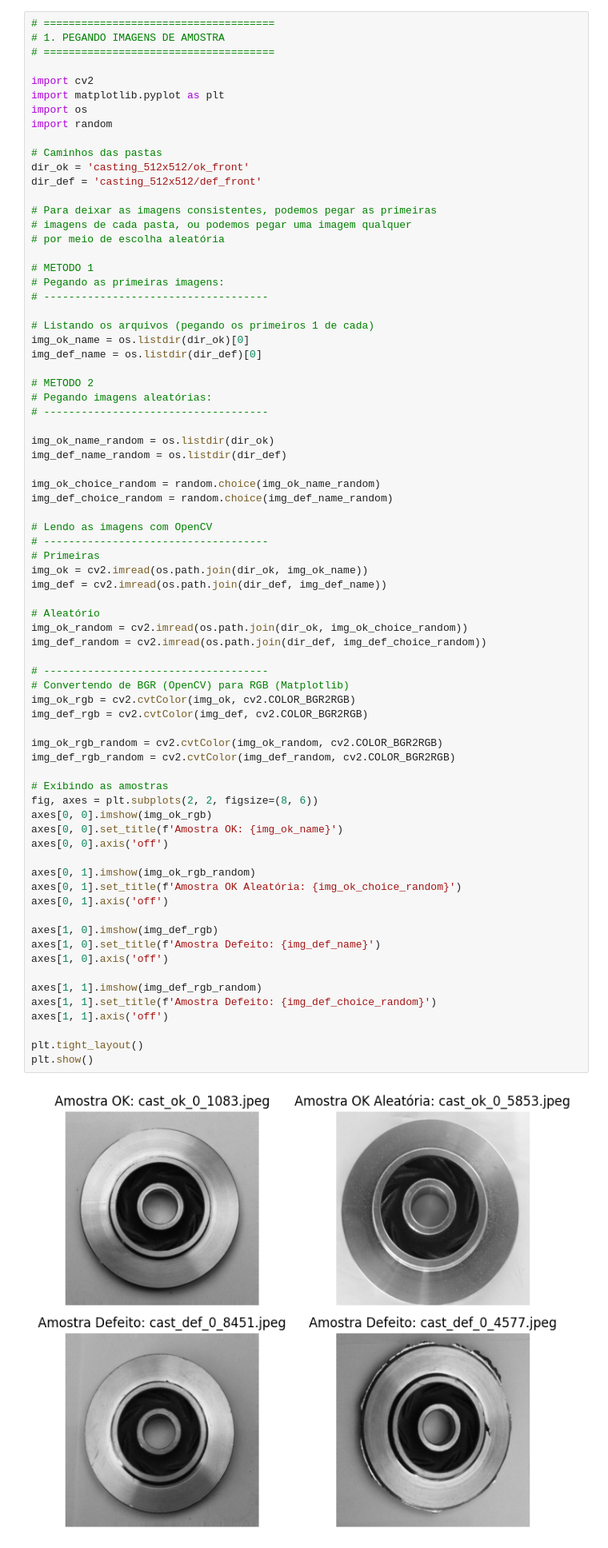
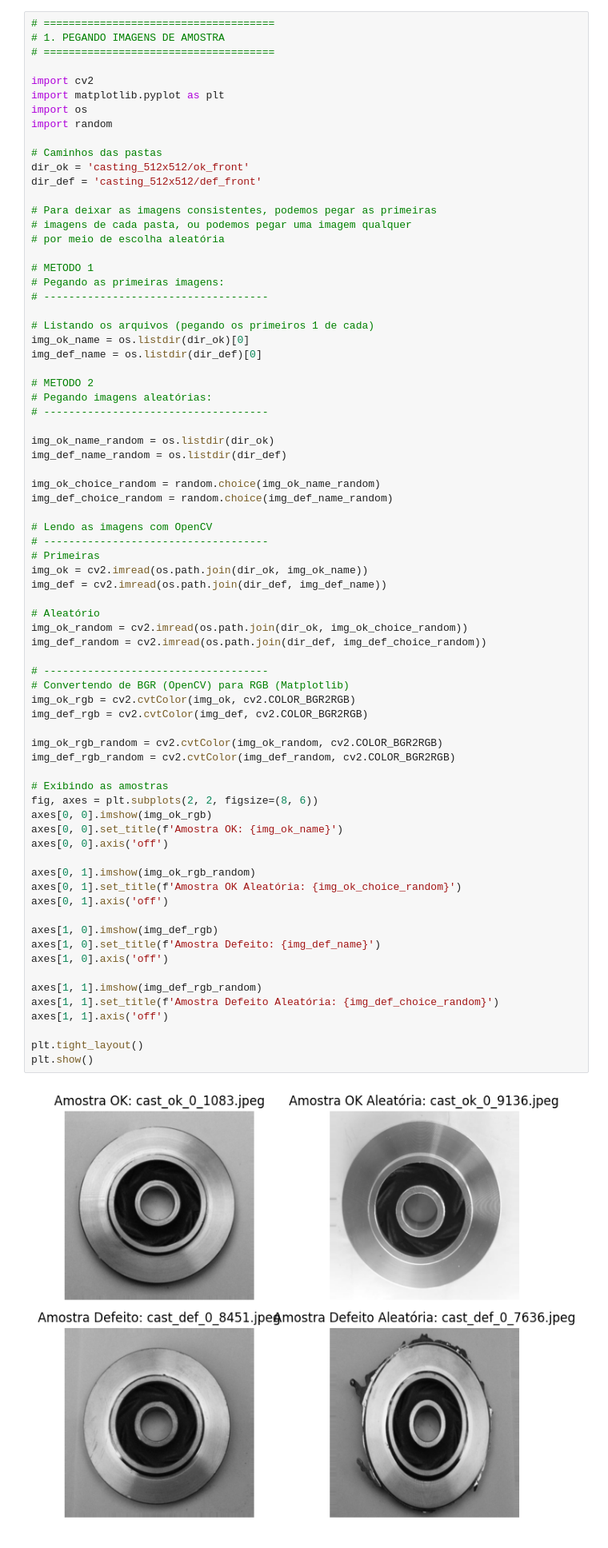
Before and after one commit to dnkamo/SC_TEC-M2_S07-Mini-Projeto-CNN-OpenCV-Pecas, a Jupyter notebook: notebook/SC_TEC_Mod2_Mini_Proj_CNN_OpenCV_Pecas.ipynb, the cells around one changed output. Shown at 80% size. Saved outputs shown, nothing was run; the diff lists cells and outputs as text.

```diff
--- a/notebook/SC_TEC_Mod2_Mini_Proj_CNN_OpenCV_Pecas.ipynb
+++ b/notebook/SC_TEC_Mod2_Mini_Proj_CNN_OpenCV_Pecas.ipynb
@@ -123,32 +123,32 @@ img_ok_random = cv2.imread(os.path.join(dir_ok, img_ok_choice_random))
 img_def_random = cv2.imread(os.path.join(dir_def, img_def_choice_random))
 
 # ------------------------------------
 # Convertendo de BGR (OpenCV) para RGB (Matplotlib)
 img_ok_rgb = cv2.cvtColor(img_ok, cv2.COLOR_BGR2RGB)
 img_def_rgb = cv2.cvtColor(img_def, cv2.COLOR_BGR2RGB)
 
 img_ok_rgb_random = cv2.cvtColor(img_ok_random, cv2.COLOR_BGR2RGB)
 img_def_rgb_random = cv2.cvtColor(img_def_random, cv2.COLOR_BGR2RGB)
 
 # Exibindo as amostras
 fig, axes = plt.subplots(2, 2, figsize=(8, 6))
 axes[0, 0].imshow(img_ok_rgb)
 axes[0, 0].set_title(f'Amostra OK: {img_ok_name}')
 axes[0, 0].axis('off')
 
 axes[0, 1].imshow(img_ok_rgb_random)
 axes[0, 1].set_title(f'Amostra OK Aleatória: {img_ok_choice_random}')
 axes[0, 1].axis('off')
 
 axes[1, 0].imshow(img_def_rgb)
 axes[1, 0].set_title(f'Amostra Defeito: {img_def_name}')
 axes[1, 0].axis('off')
 
 axes[1, 1].imshow(img_def_rgb_random)
-axes[1, 1].set_title(f'Amostra Defeito: {img_def_choice_random}')
+axes[1, 1].set_title(f'Amostra Defeito Aleatória: {img_def_choice_random}')
 axes[1, 1].axis('off')
 
 plt.tight_layout()
 plt.show()
 # %% [output]
-[figure, old version]
+[figure, new version]
```
Also changed, not shown: parts of 8 cells of this notebook.
